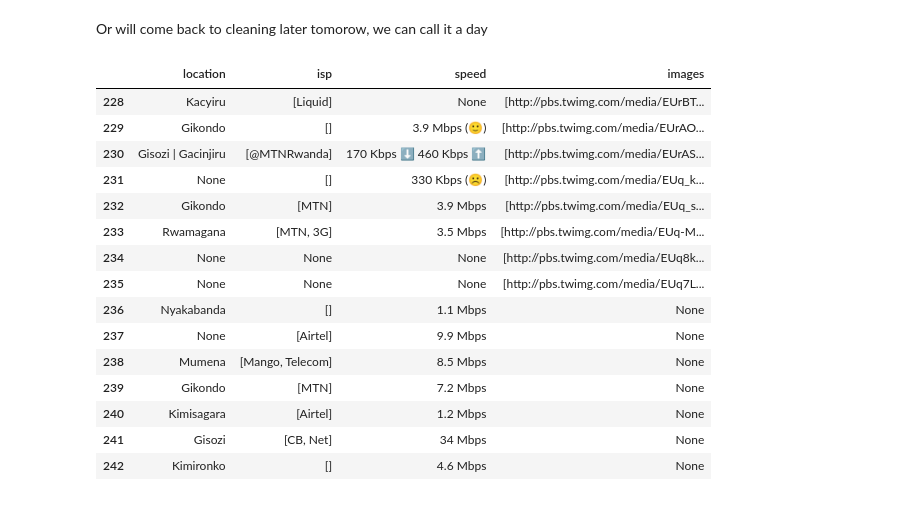
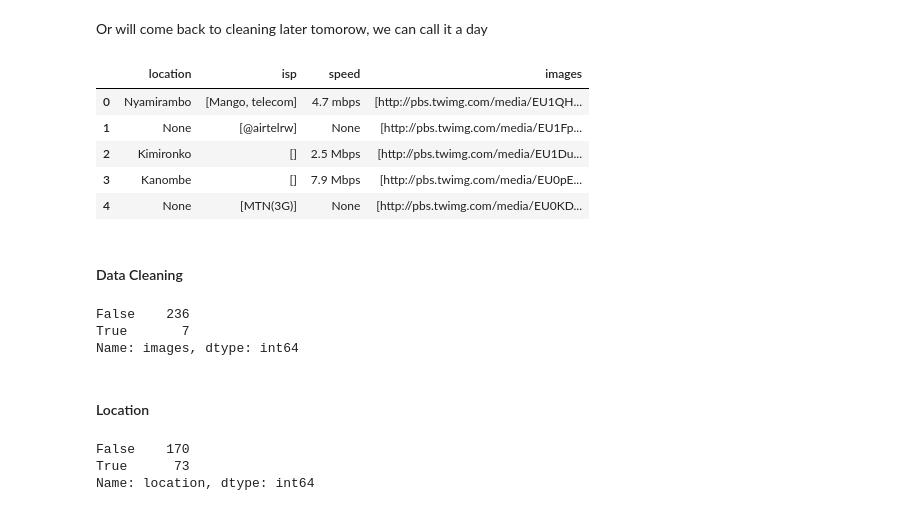
Before and after one commit to kenessajr/speed-rw, a Jupyter notebook: analysis/notebooks/ISP_Rwanda_Analysis.ipynb, the cells around one changed output. Saved outputs shown, nothing was run; the diff lists cells and outputs as text; code cells hidden in the pictures.

```diff
--- a/analysis/notebooks/ISP_Rwanda_Analysis.ipynb
+++ b/analysis/notebooks/ISP_Rwanda_Analysis.ipynb
@@ -205,7 +205,8 @@ def get_data(row):
     return {"location" : location,
             "isp" : isp,
             "speed": speed,
-            "images": row.images}
+            "images": row.images,
+            "text": row.full_text}
 # %%
 data = data.apply(get_data, axis='columns', result_type='expand')
 # %% [markdown]
@@ -234,24 +235,30 @@ we can see that we have a lot of missing data , like 50 for location, 50 for isp
 Let me handle normal cases I will come back to the will come back to expections later.
 # %% [markdown]
 Or will come back to cleaning later tomorow, we can call it a day
-# %%
-data.tail(15)
-# %% [output]
-|  | location | isp | speed | images |
-| 228 | Kacyiru | [Liquid] | None | [http://pbs.twimg.com/media/EUrBT... |
-| 229 | Gikondo | [] | 3.9 Mbps (🙂) | [http://pbs.twimg.com/media/EUrAO... |
-| 230 | Gisozi | Gacinjiru | [@MTNRwanda] | 170 Kbps ⬇️ 460 Kbps ⬆️ | [http://pbs.twimg.com/media/EUrAS... |
-| 231 | None | [] | 330 Kbps (☹️) | [http://pbs.twimg.com/media/EUq_k... |
-| 232 | Gikondo | [MTN] | 3.9 Mbps | [http://pbs.twimg.com/media/EUq_s... |
-| 233 | Rwamagana | [MTN, 3G] | 3.5 Mbps | [http://pbs.twimg.com/media/EUq-M... |
-| 234 | None | None | None | [http://pbs.twimg.com/media/EUq8k... |
-| 235 | None | None | None | [http://pbs.twimg.com/media/EUq7L... |
-| 236 | Nyakabanda | [] | 1.1 Mbps | None |
-| 237 | None | [Airtel] | 9.9 Mbps | None |
-| 238 | Mumena | [Mango, Telecom] | 8.5 Mbps | None |
-| 239 | Gikondo | [MTN] | 7.2 Mbps | None |
-| 240 | Kimisagara | [Airtel] | 1.2 Mbps | None |
-| 241 | Gisozi | [CB, Net] | 34 Mbps | None |
-| 242 | Kimironko | [] | 4.6 Mbps | None |
+# %%
+data.head()
+# %% [output]
+|  | location | isp | speed | images |
+| 0 | Nyamirambo | [Mango, telecom] | 4.7 mbps | [http://pbs.twimg.com/media/EU1QH... |
+| 1 | None | [@airtelrw] | None | [http://pbs.twimg.com/media/EU1Fp... |
+| 2 | Kimironko | [] | 2.5 Mbps | [http://pbs.twimg.com/media/EU1Du... |
+| 3 | Kanombe | [] | 7.9 Mbps | [http://pbs.twimg.com/media/EU0pE... |
+| 4 | None | [MTN(3G)] | None | [http://pbs.twimg.com/media/EU0KD... |
 # %%
 data.to_csv('../data/speed_rwanda.csv',)
+# %% [markdown]
+#### Data Cleaning
+# %%
+Let go with colums by columns
+# %% [output]
+False    236
+True       7
+Name: images, dtype: int64
+# %% [markdown]
+#### Location
+# %%
+data.location.isna().value_counts()
+# %% [output]
+False    170
+True      73
+Name: location, dtype: int64
```
Also changed, not shown: parts of 53 cells of this notebook, 3 other files.
